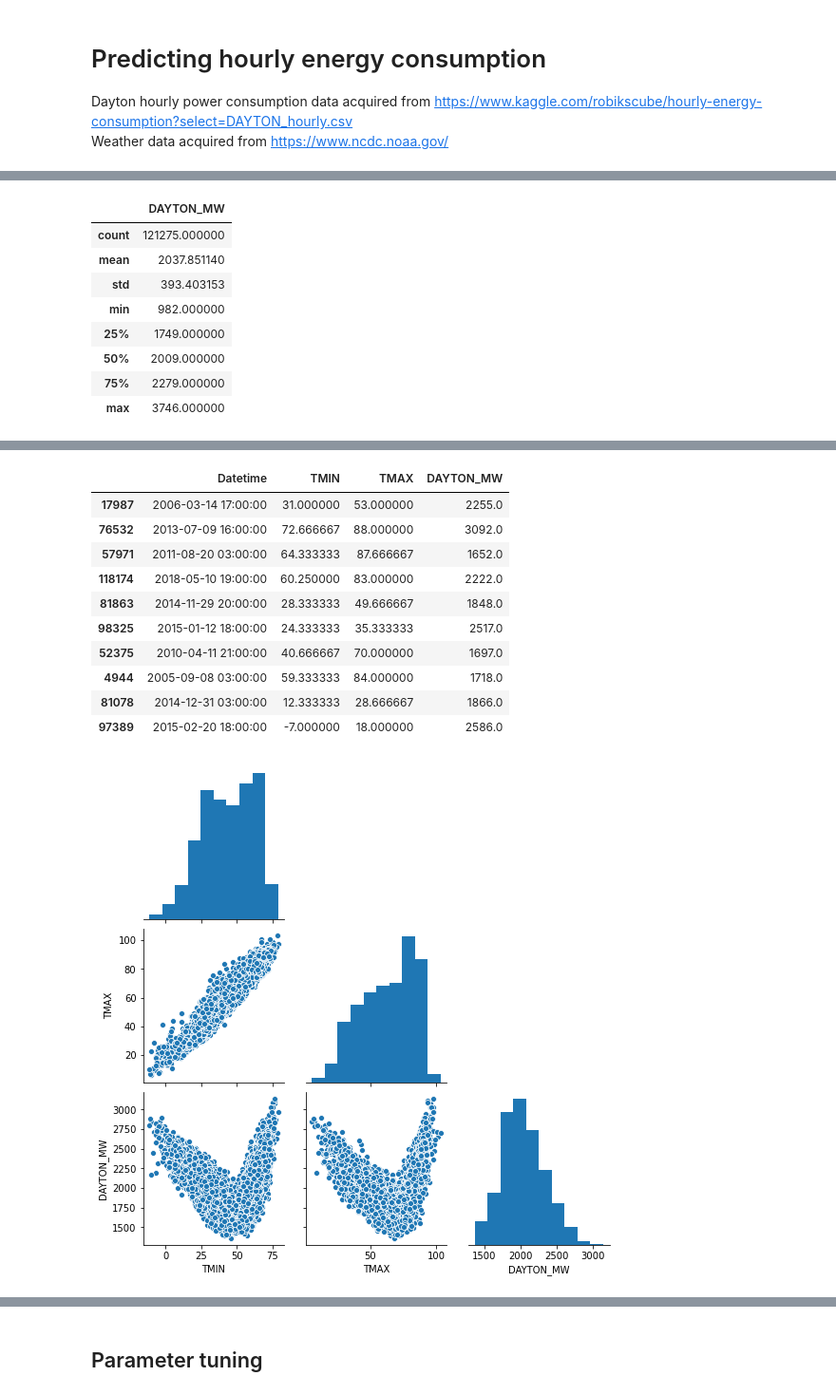
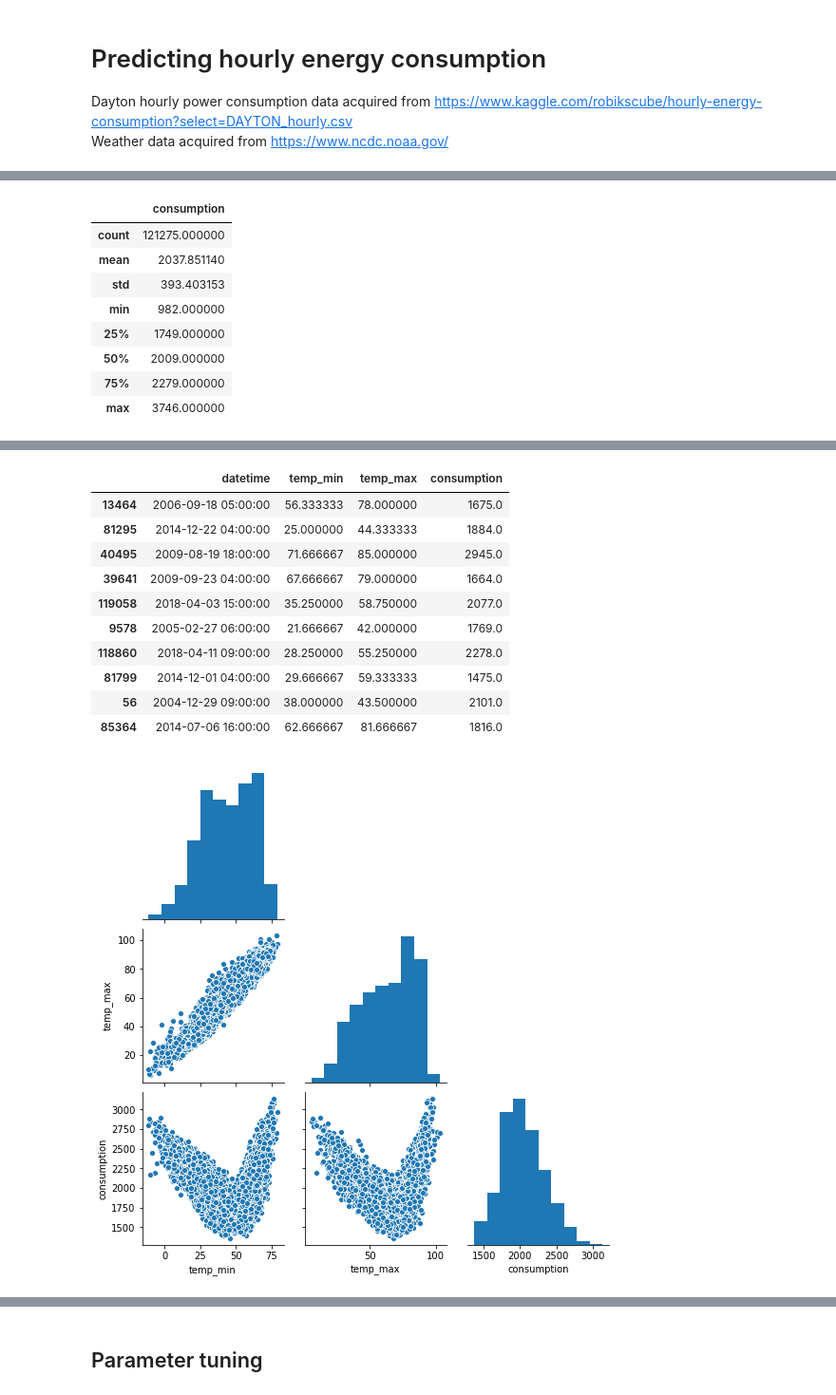
Before and after one commit to rudymalhi/data-science-course-final-project, a Jupyter notebook: energy-consumption.ipynb, the cells around one changed output, grey strips where cells are left out. Shown at 95% size. Cells and saved outputs as stored; diff of their text form; code cells hidden in the pictures.

```diff
--- a/energy-consumption.ipynb
+++ b/energy-consumption.ipynb
@@ -10,6 +10,7 @@ plt.rcParams["figure.figsize"] = [16,9]
 # %%
 mydateparser = lambda x: pd.datetime.strptime(x, "%Y-%m-%d %H:%M:%S")
 dayton = pd.read_csv('./DAYTON_hourly.csv', parse_dates=['Datetime'], date_parser=mydateparser)
+dayton.columns = ['datetime', 'consumption']
 # %%
 dayton.shape
 # %% [output]
@@ -43,7 +44,7 @@ memory usage: 1.9 MB
 # %%
 dayton.describe()
 # %% [output]
-|  | DAYTON_MW |
+|  | consumption |
 | count | 121275.000000 |
 | mean | 2037.851140 |
 | std | 393.403153 |
@@ -78,26 +79,27 @@ Data columns (total 21 columns):
 dtypes: float64(21)
 memory usage: 941.7 KB
 # %%
-dayton['date'] = dayton['Datetime'].dt.date.astype('datetime64')
+dayton['date'] = dayton['datetime'].dt.date.astype('datetime64')
 # %%
 # creating a dataset with the min and max daily temperatures and the hourly consumption
-dataset = dayton.merge(weather_agg, right_index=True, left_on='date', how='left')[['Datetime','TMIN','TMAX','DAYTON_MW']]
+dataset = dayton.merge(weather_agg, right_index=True, left_on='date', how='left')[['datetime','TMIN','TMAX','consumption']]
+dataset.columns = ['datetime','temp_min', 'temp_max', 'consumption']
 dataset.sample(10)
 # %% [output]
-|  | Datetime | TMIN | TMAX | DAYTON_MW |
-| 17987 | 2006-03-14 17:00:00 | 31.000000 | 53.000000 | 2255.0 |
-| 76532 | 2013-07-09 16:00:00 | 72.666667 | 88.000000 | 3092.0 |
-| 57971 | 2011-08-20 03:00:00 | 64.333333 | 87.666667 | 1652.0 |
-| 118174 | 2018-05-10 19:00:00 | 60.250000 | 83.000000 | 2222.0 |
-| 81863 | 2014-11-29 20:00:00 | 28.333333 | 49.666667 | 1848.0 |
-| 98325 | 2015-01-12 18:00:00 | 24.333333 | 35.333333 | 2517.0 |
-| 52375 | 2010-04-11 21:00:00 | 40.666667 | 70.000000 | 1697.0 |
-| 4944 | 2005-09-08 03:00:00 | 59.333333 | 84.000000 | 1718.0 |
-| 81078 | 2014-12-31 03:00:00 | 12.333333 | 28.666667 | 1866.0 |
-| 97389 | 2015-02-20 18:00:00 | -7.000000 | 18.000000 | 2586.0 |
+|  | datetime | temp_min | temp_max | consumption |
+| 13464 | 2006-09-18 05:00:00 | 56.333333 | 78.000000 | 1675.0 |
+| 81295 | 2014-12-22 04:00:00 | 25.000000 | 44.333333 | 1884.0 |
+| 40495 | 2009-08-19 18:00:00 | 71.666667 | 85.000000 | 2945.0 |
+| 39641 | 2009-09-23 04:00:00 | 67.666667 | 79.000000 | 1664.0 |
+| 119058 | 2018-04-03 15:00:00 | 35.250000 | 58.750000 | 2077.0 |
+| 9578 | 2005-02-27 06:00:00 | 21.666667 | 42.000000 | 1769.0 |
+| 118860 | 2018-04-11 09:00:00 | 28.250000 | 55.250000 | 2278.0 |
+| 81799 | 2014-12-01 04:00:00 | 29.666667 | 59.333333 | 1475.0 |
+| 56 | 2004-12-29 09:00:00 | 38.000000 | 43.500000 | 2101.0 |
+| 85364 | 2014-07-06 16:00:00 | 62.666667 | 81.666667 | 1816.0 |
 # %%
 import seaborn as sns
-plot_data = dataset.groupby(dataset['Datetime'].dt.date).mean()[['TMIN','TMAX','DAYTON_MW']]
+plot_data = dataset.groupby(dataset['datetime'].dt.date).mean()[['temp_min','temp_max','consumption']]
 sns.pairplot(plot_data, corner=True);
 # %% [output]
-[figure, old version]
+[figure, new version]
```
Also changed, not shown: parts of 16 cells of this notebook.
